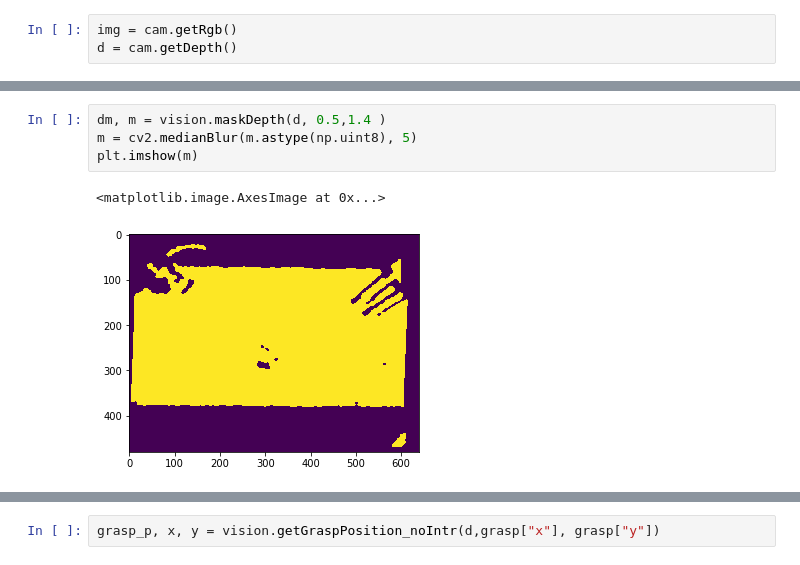
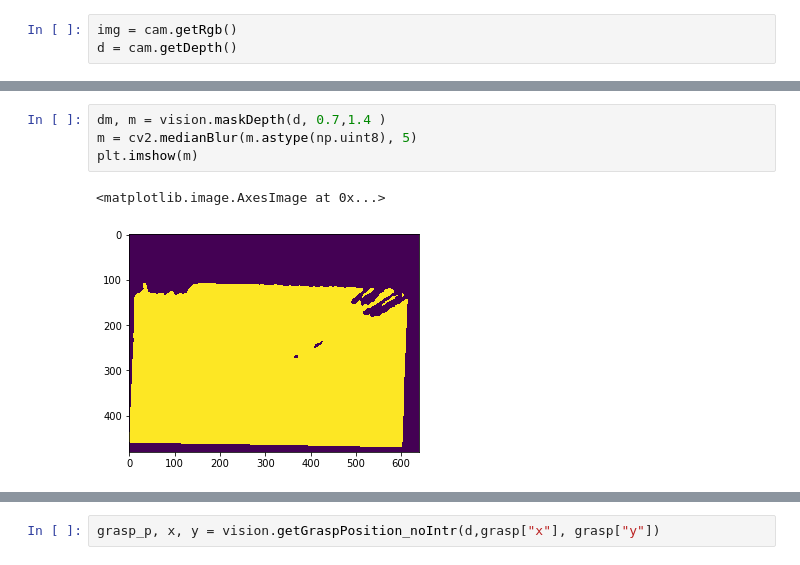
Before and after one commit to marctuscher/robotics-course, a Jupyter notebook: practical/clean/cam_test.ipynb, the cells around one changed output, grey strips where cells are left out. Saved outputs shown, nothing was run; the diff lists cells and outputs as text.

```diff
--- a/practical/clean/cam_test.ipynb
+++ b/practical/clean/cam_test.ipynb
@@ -144,7 +147,7 @@ plt.imshow(img)
 # %%
-dm, m = vision.maskDepth(d, 0.5,1.4 )
+dm, m = vision.maskDepth(d, 0.7,1.4 )
 m = cv2.medianBlur(m.astype(np.uint8), 5)
 plt.imshow(m)
 # %% [output]
 <matplotlib.image.AxesImage at 0x...>
-[figure, old version]
+[figure, new version]
```
Also changed, not shown: parts of 14 cells of this notebook.
